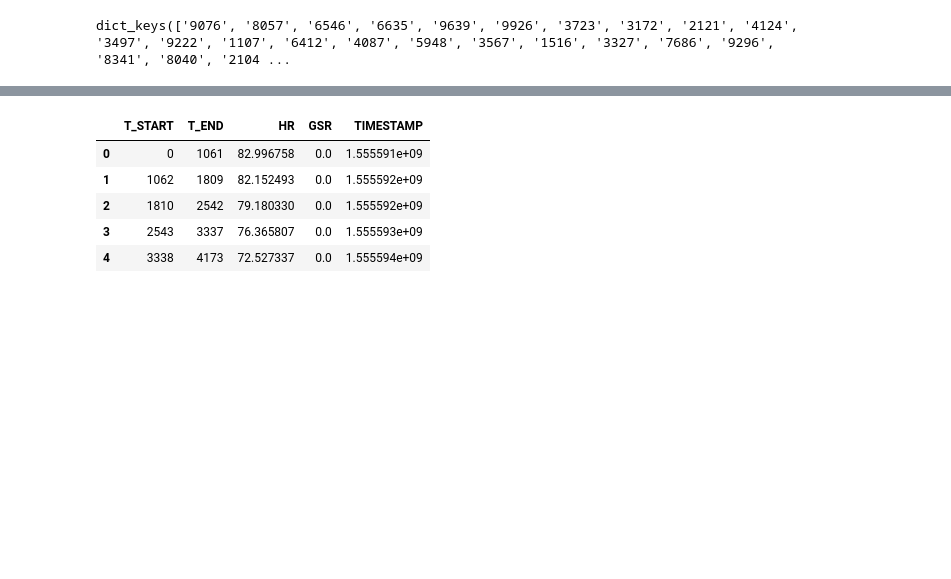
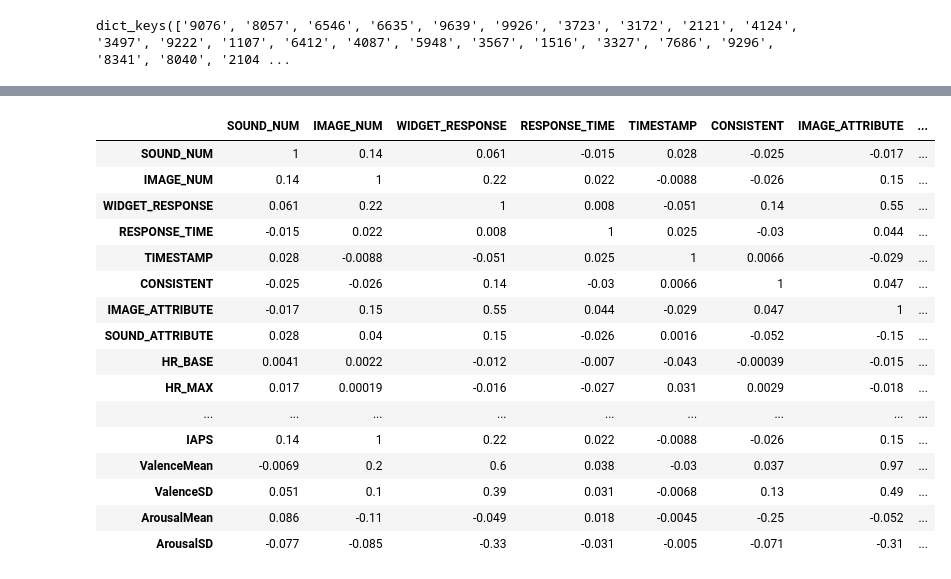
Before and after one commit to SkalskiP/ImaBoss, a Jupyter notebook: DATASET_BUILDING_FOR_SCENARIO_1.ipynb, the cells around one changed output, grey strips where cells are left out. Cells and saved outputs as stored; diff of their text form; code cells hidden in the pictures; blank space fills up the shorter version.

Commit message:
aggregation of data in progress

```diff
--- a/DATASET_BUILDING_FOR_SCENARIO_1.ipynb
+++ b/DATASET_BUILDING_FOR_SCENARIO_1.ipynb
@@ -261,10 +261,34 @@ def preprocess_procedure(data):
     return data
 # %%
 def preprocess_bitalino(data, start_time):
-    out = ecg.ecg(signal=data["EKG"], sampling_rate=1000)
+    out = ecg.ecg(signal=data["EKG"], sampling_rate=1000, show=False)
     hr = out['heart_rate']
     t_end = np.floor(out['heart_rate_ts'] * 1000)
     t_start = np.insert(t_end[:-1] + 1, 0, 0, axis=0)
+    new_data = pd.DataFrame({'T_START': t_start, 'T_END': t_end, 'HR': hr}, columns=['T_START', 'T_END', 'HR'])
+    new_data['T_START'] = new_data['T_START'].astype('int')
+    new_data['T_END'] = new_data['T_END'].astype('int')
+    new_data['GSR'] = new_data.apply(lambda row: data.iloc[int(row['T_START']):int(row['T_END'])]["GSR"].mean(), axis=1)
+    new_data["TIMESTAMP"] = start_time + (new_data["T_START"] / 1000)
+    return new_data
+# %%
+def build_dataset(file_paths):
+    bitalino_data = load_data_bitalino(file_paths['bitalino'])
+    procedure_data = load_data_procedure(file_paths['procedure'])
+    bitalino_start_time = extract_start_time(file_paths['bitalino'])
+
+    procedure_data = preprocess_procedure(procedure_data)
+    bitalino_data = preprocess_bitalino(bitalino_data, bitalino_start_time)
+
+    procedure_data["HR_BASE"] = procedure_data.apply(lambda row: bitalino_data[(bitalino_data["TIMESTAMP"] < row["TIMESTAMP"])].tail(2)["HR"].mean(), axis=1)
+    procedure_data["HR_MAX"] = procedure_data.apply(lambda row: bitalino_data[(bitalino_data["TIMESTAMP"] > row["TIMESTAMP"]) & (bitalino_data["TIMESTAMP"] < row["TIMESTAMP"] + 12)]["HR"].max(), axis=1)
+    procedure_data["HR_MEAN"] = procedure_data.apply(lambda row: bitalino_data[(bitalino_data["TIMESTAMP"] > row["TIMESTAMP"]) & (bitalino_data["TIMESTAMP"] < row["TIMESTAMP"] + 12)]["HR"].mean(), axis=1)
+    procedure_data["HR_DELTA"] = procedure_data["HR_MEAN"] - procedure_data["HR_BASE"]
+    procedure_data["GSR_BASE"] = procedure_data.apply(lambda row: bitalino_data[(bitalino_data["TIMESTAMP"] < row["TIMESTAMP"])].tail(2)["GSR"].mean(), axis=1)
+    procedure_data["GSR_MAX"] = procedure_data.apply(lambda row: bitalino_data[(bitalino_data["TIMESTAMP"] > row["TIMESTAMP"]) & (bitalino_data["TIMESTAMP"] < row["TIMESTAMP"] + 12)]["GSR"].max(), axis=1)
+    procedure_data["GSR_MEAN"] = procedure_data.apply(lambda row: bitalino_data[(bitalino_data["TIMESTAMP"] > row["TIMESTAMP"]) & (bitalino_data["TIMESTAMP"] < row["TIMESTAMP"] + 12)]["GSR"].mean(), axis=1)
+    procedure_data["GSR_DELTA"] = procedure_data["GSR_MEAN"] - procedure_data["GSR_BASE"]
+    return procedure_data
 # %%
 FILE_MAP.keys()
 # %% [output]
@@ -304,0 +296,13 @@ procedure_data.head(50)
+# %%
+output = pd.DataFrame()
+for key in FILE_MAP.keys():
+    print(key)
+
+    try:
+        data = build_dataset(FILE_MAP[key])
+        if output.empty:
+            output = data
+        else:
+            output = pd.concat([output, data], ignore_index=True)
+    except:
+        print("Something went wrong for {}".format(key))
@@ -345 +352,4 @@ bitalino_data.head()
+# %%
+output_clean = output.dropna()
+output_clean = pd.merge(output_clean, IPAS, left_on='IMAGE_NUM', right_on='IAPS')
 # %%
@@ -470,9 +375,21 @@ data["TIMESTAMP"] = bitalino_start_time + data["T_START"]
-# %%
-data.head()
-# %% [output]
-|  | T_START | T_END | HR | GSR | TIMESTAMP |
-| 0 | 0 | 1061 | 82.996758 | 0.0 | 1.555591e+09 |
-| 1 | 1062 | 1809 | 82.152493 | 0.0 | 1.555592e+09 |
-| 2 | 1810 | 2542 | 79.180330 | 0.0 | 1.555592e+09 |
-| 3 | 2543 | 3337 | 76.365807 | 0.0 | 1.555593e+09 |
-| 4 | 3338 | 4173 | 72.527337 | 0.0 | 1.555594e+09 |
+# %%
+corr = output_clean.corr()
+corr.style.background_gradient(cmap='coolwarm').set_precision(2)
+# %% [output]
+|  | SOUND_NUM | IMAGE_NUM | WIDGET_RESPONSE | RESPONSE_TIME | TIMESTAMP | CONSISTENT | IMAGE_ATTRIBUTE | ... |
+| SOUND_NUM | 1 | 0.14 | 0.061 | -0.015 | 0.028 | -0.025 | -0.017 | ... |
+| IMAGE_NUM | 0.14 | 1 | 0.22 | 0.022 | -0.0088 | -0.026 | 0.15 | ... |
+| WIDGET_RESPONSE | 0.061 | 0.22 | 1 | 0.008 | -0.051 | 0.14 | 0.55 | ... |
+| RESPONSE_TIME | -0.015 | 0.022 | 0.008 | 1 | 0.025 | -0.03 | 0.044 | ... |
+| TIMESTAMP | 0.028 | -0.0088 | -0.051 | 0.025 | 1 | 0.0066 | -0.029 | ... |
+| CONSISTENT | -0.025 | -0.026 | 0.14 | -0.03 | 0.0066 | 1 | 0.047 | ... |
+| IMAGE_ATTRIBUTE | -0.017 | 0.15 | 0.55 | 0.044 | -0.029 | 0.047 | 1 | ... |
+| SOUND_ATTRIBUTE | 0.028 | 0.04 | 0.15 | -0.026 | 0.0016 | -0.052 | -0.15 | ... |
+| HR_BASE | 0.0041 | 0.0022 | -0.012 | -0.007 | -0.043 | -0.00039 | -0.015 | ... |
+| HR_MAX | 0.017 | 0.00019 | -0.016 | -0.027 | 0.031 | 0.0029 | -0.018 | ... |
+| ... | ... | ... | ... | ... | ... | ... | ... | ... |
+| IAPS | 0.14 | 1 | 0.22 | 0.022 | -0.0088 | -0.026 | 0.15 | ... |
+| ValenceMean | -0.0069 | 0.2 | 0.6 | 0.038 | -0.03 | 0.037 | 0.97 | ... |
+| ValenceSD | 0.051 | 0.1 | 0.39 | 0.031 | -0.0068 | 0.13 | 0.49 | ... |
+| ArousalMean | 0.086 | -0.11 | -0.049 | 0.018 | -0.0045 | -0.25 | -0.052 | ... |
+| ArousalSD | -0.077 | -0.085 | -0.33 | -0.031 | -0.005 | -0.071 | -0.31 | ... |
```
Also changed, not shown: parts of 32 cells of this notebook, 1 other file.
